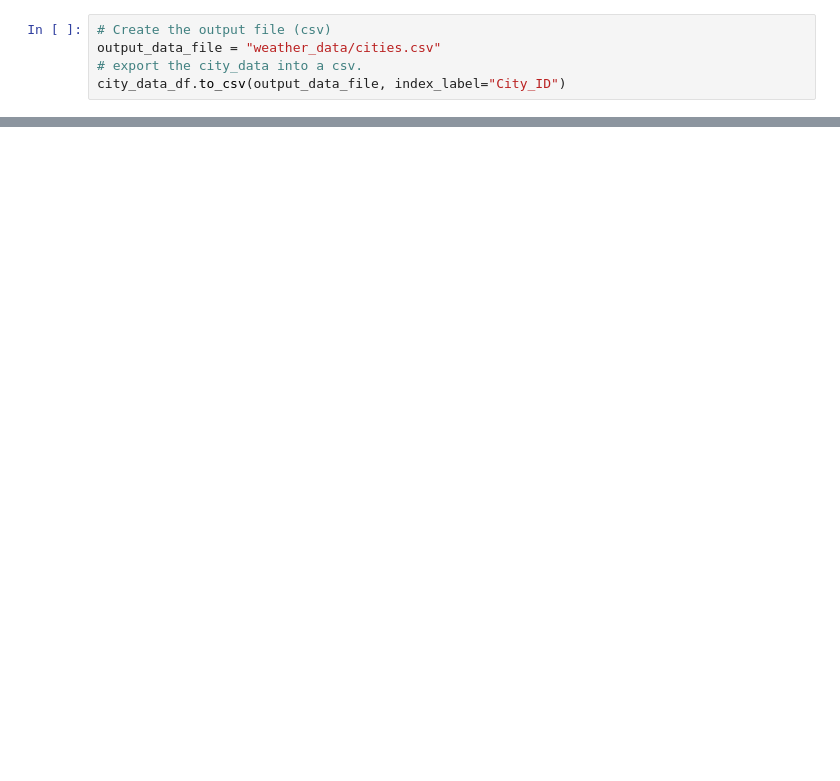
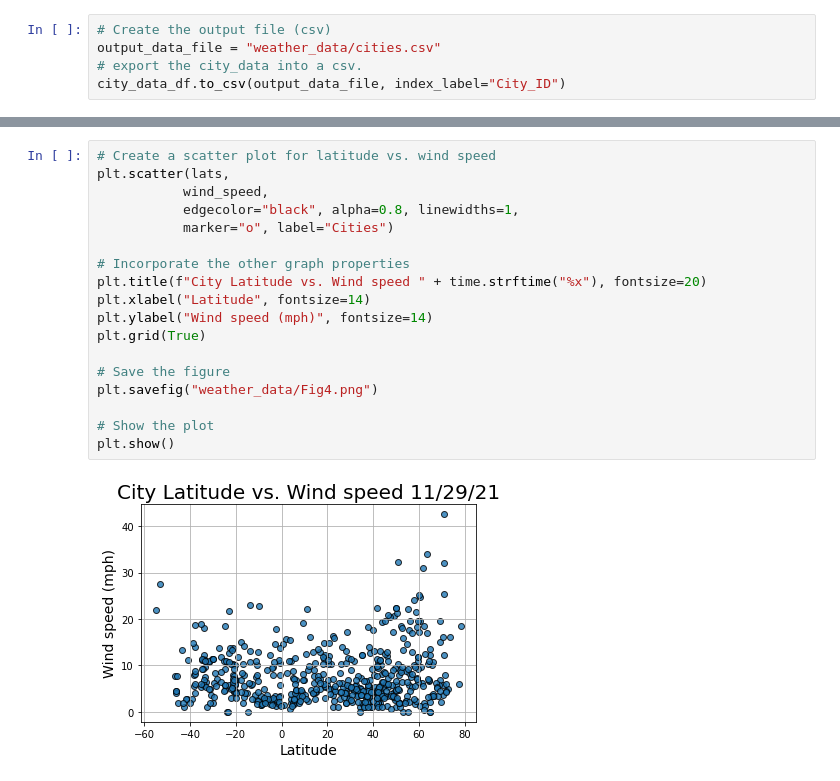
Before and after one commit to ZeroDarkHardy/World_Weather_Analysis, a Jupyter notebook: WeatherPy.ipynb, the cells around one changed output, grey strips where cells are left out. Drawn from its saved outputs; the diff is of its cells as text; blank space fills up the shorter version.

```diff
--- a/WeatherPy.ipynb
+++ b/WeatherPy.ipynb
@@ -207,0 +283,20 @@ city_data_df.to_csv(output_data_file, index_label="City_ID")
+# %%
+# Create a scatter plot for latitude vs. wind speed
+plt.scatter(lats,
+           wind_speed,
+           edgecolor="black", alpha=0.8, linewidths=1,
+           marker="o", label="Cities")
+
+# Incorporate the other graph properties
+plt.title(f"City Latitude vs. Wind speed " + time.strftime("%x"), fontsize=20)
+plt.xlabel("Latitude", fontsize=14)
+plt.ylabel("Wind speed (mph)", fontsize=14)
+plt.grid(True)
+
+# Save the figure
+plt.savefig("weather_data/Fig4.png")
+
+# Show the plot
+plt.show()
+# %% [output]
+[figure, added]
```
Also changed, not shown: parts of 13 cells of this notebook, 5 other files.
